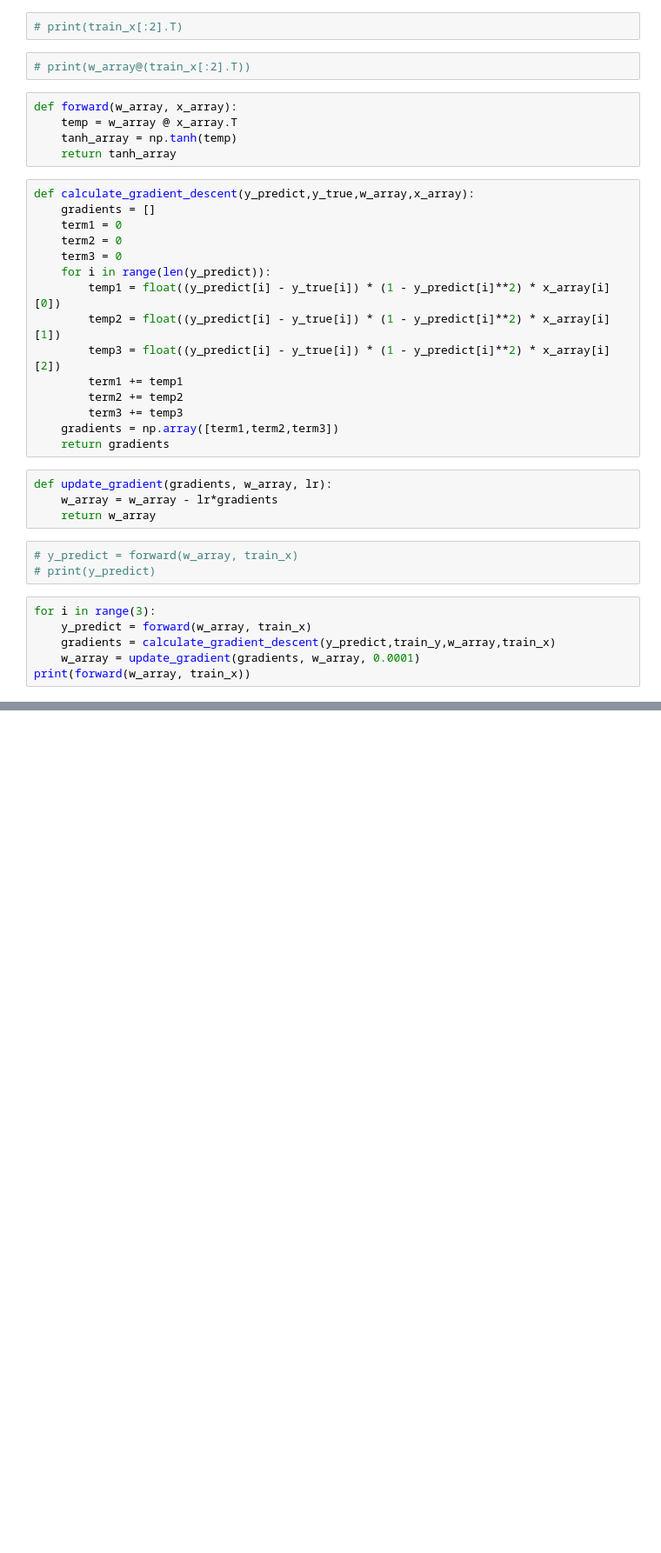
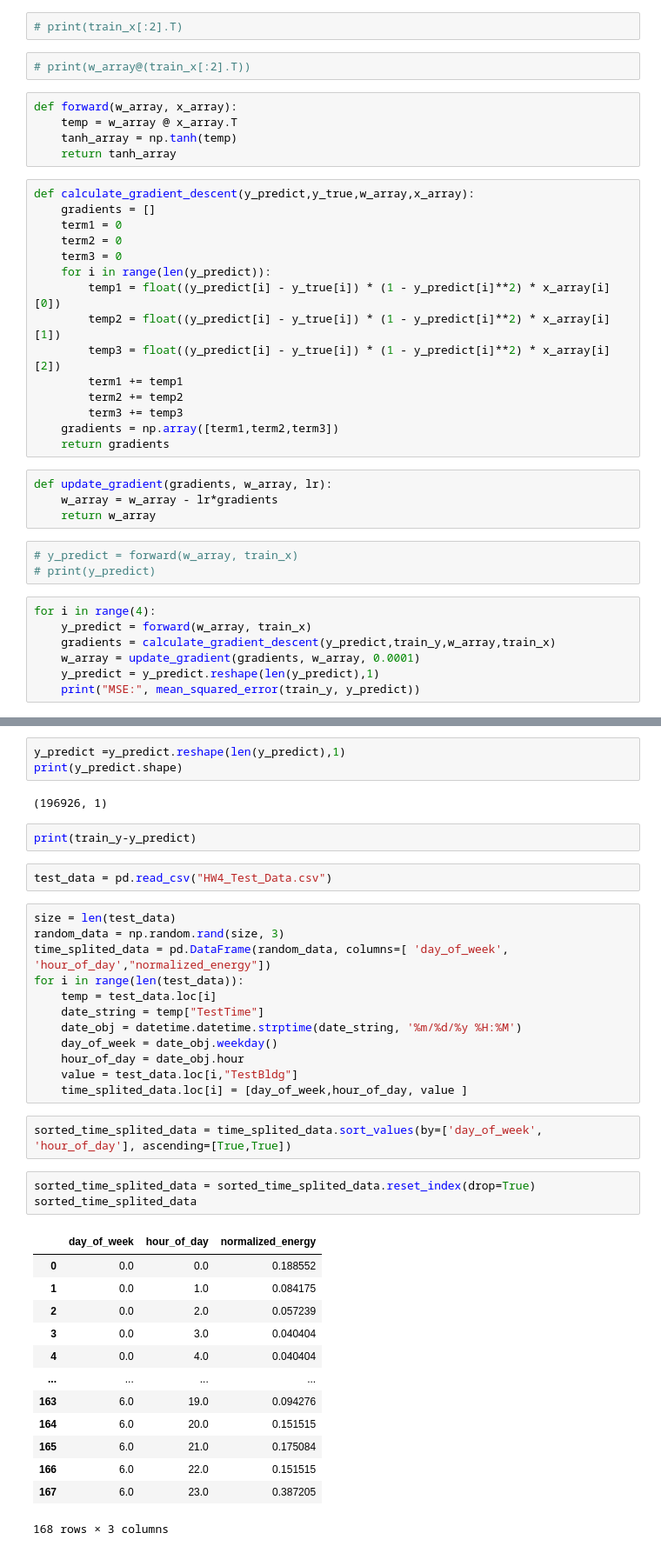
Before and after one commit to RichZhou1999/295_hw4_q4, a Jupyter notebook: Q4_self_implementation.ipynb, the cells around one changed output, grey strips where cells are left out. Shown at 87% size. Drawn from its saved outputs; the diff is of its cells as text; blank space fills up the shorter version.

```diff
--- a/Q4_self_implementation.ipynb
+++ b/Q4_self_implementation.ipynb
@@ -70,9 +71,10 @@ def update_gradient(gradients, w_array, lr):
 # y_predict = forward(w_array, train_x)
 # print(y_predict)
 # %%
-for i in range(3):
+for i in range(4):
     y_predict = forward(w_array, train_x)
     gradients = calculate_gradient_descent(y_predict,train_y,w_array,train_x)
     w_array = update_gradient(gradients, w_array, 0.0001)
-print(forward(w_array, train_x))
+    y_predict = y_predict.reshape(len(y_predict),1)
+    print("MSE:", mean_squared_error(train_y, y_predict))
 # %% [output]
@@ -83,0 +85,40 @@ print(train_y - y_predict)
+# %%
+y_predict =y_predict.reshape(len(y_predict),1)
+print(y_predict.shape)
+# %% [output]
+(196926, 1)
+# %%
+print(train_y-y_predict)
+# %%
+test_data = pd.read_csv("HW4_Test_Data.csv")
+# %%
+size = len(test_data)
+random_data = np.random.rand(size, 3)
+time_splited_data = pd.DataFrame(random_data, columns=[ 'day_of_week', 'hour_of_day',"normalized_energy"])
+for i in range(len(test_data)):
+    temp = test_data.loc[i]
+    date_string = temp["TestTime"]
+    date_obj = datetime.datetime.strptime(date_string, '%m/%d/%y %H:%M')
+    day_of_week = date_obj.weekday()
+    hour_of_day = date_obj.hour
+    value = test_data.loc[i,"TestBldg"]
+    time_splited_data.loc[i] = [day_of_week,hour_of_day, value ]
+# %%
+sorted_time_splited_data = time_splited_data.sort_values(by=['day_of_week', 'hour_of_day'], ascending=[True,True])
+# %%
+sorted_time_splited_data = sorted_time_splited_data.reset_index(drop=True)
+sorted_time_splited_data
+# %% [output]
+|  | day_of_week | hour_of_day | normalized_energy |
+| 0 | 0.0 | 0.0 | 0.188552 |
+| 1 | 0.0 | 1.0 | 0.084175 |
+| 2 | 0.0 | 2.0 | 0.057239 |
+| 3 | 0.0 | 3.0 | 0.040404 |
+| 4 | 0.0 | 4.0 | 0.040404 |
+| ... | ... | ... | ... |
+| 163 | 6.0 | 19.0 | 0.094276 |
+| 164 | 6.0 | 20.0 | 0.151515 |
+| 165 | 6.0 | 21.0 | 0.175084 |
+| 166 | 6.0 | 22.0 | 0.151515 |
+| 167 | 6.0 | 23.0 | 0.387205 |
+168 rows × 3 columns
```
Also changed, not shown: parts of 20 cells of this notebook, 2 other files.
